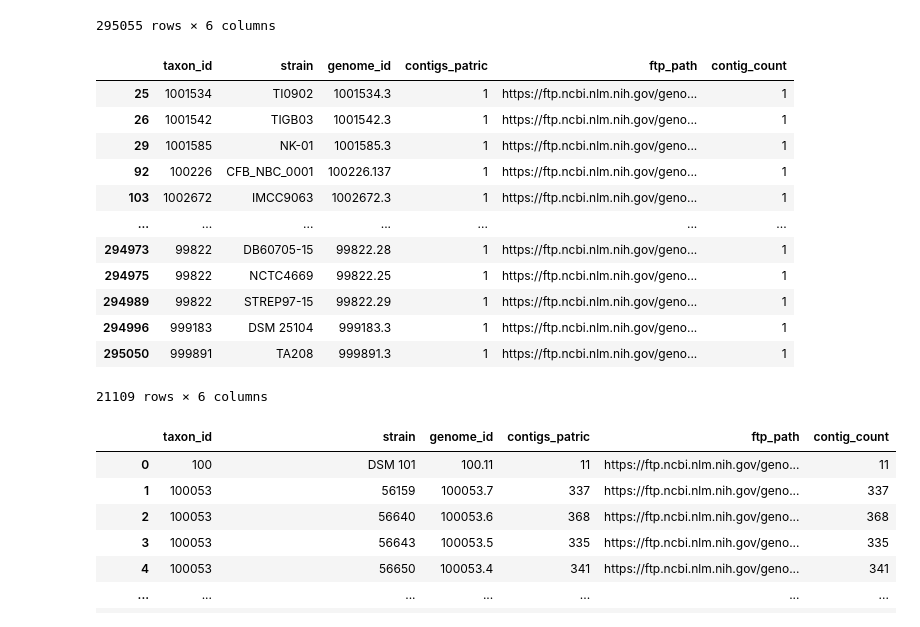
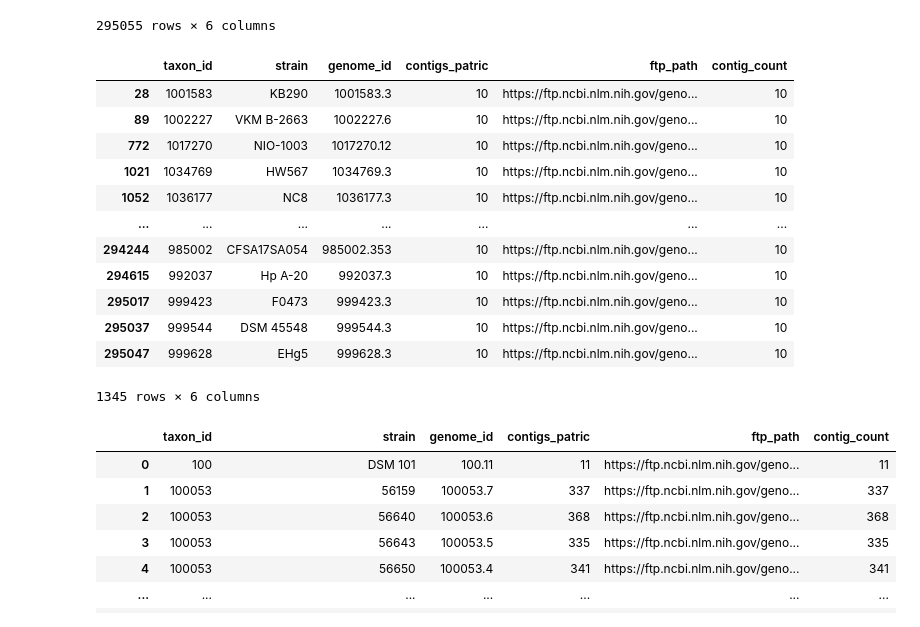
Before and after one commit to Sorcery229/Metagenomics-project, a Jupyter notebook: match_databases.ipynb, the cells around one changed output. Cells and saved outputs as stored; diff of their text form; code cells hidden in the pictures.

```diff
--- a/match_databases.ipynb
+++ b/match_databases.ipynb
@@ -500,27 +387,27 @@ common_taxon_strain
 295055 rows × 6 columns
 # %%
 # First DataFrame where contigs_patric = "1" and contig_count = "1"
-df_contigs_one = common_taxon_strain[(common_taxon_strain['contigs_patric'] == "1") &
-                                     (common_taxon_strain['contig_count'] == "1")]
+df_contigs_one = common_taxon_strain[(common_taxon_strain['contigs_patric'] == "10") &
+                                     (common_taxon_strain['contig_count'] == "10")]
 
 # Second DataFrame containing the remaining rows
-df_remaining = common_taxon_strain[~((common_taxon_strain['contigs_patric'] == "1") &
-                                     (common_taxon_strain['contig_count'] == "1"))]
+df_remaining = common_taxon_strain[~((common_taxon_strain['contigs_patric'] == "10") &
+                                     (common_taxon_strain['contig_count'] == "10"))]
 
 # df_contigs_one contains rows where contigs_patric = "1" and contig_count = "1"
 # df_remaining contains the remaining rows
 df_contigs_one
 # %% [output]
 |  | taxon_id | strain | genome_id | contigs_patric | ftp_path | contig_count |
-| 25 | 1001534 | TI0902 | 1001534.3 | 1 | https://ftp.ncbi.nlm.nih.gov/geno... | 1 |
-| 26 | 1001542 | TIGB03 | 1001542.3 | 1 | https://ftp.ncbi.nlm.nih.gov/geno... | 1 |
-| 29 | 1001585 | NK-01 | 1001585.3 | 1 | https://ftp.ncbi.nlm.nih.gov/geno... | 1 |
-| 92 | 100226 | CFB_NBC_0001 | 100226.137 | 1 | https://ftp.ncbi.nlm.nih.gov/geno... | 1 |
-| 103 | 1002672 | IMCC9063 | 1002672.3 | 1 | https://ftp.ncbi.nlm.nih.gov/geno... | 1 |
+| 28 | 1001583 | KB290 | 1001583.3 | 10 | https://ftp.ncbi.nlm.nih.gov/geno... | 10 |
+| 89 | 1002227 | VKM B-2663 | 1002227.6 | 10 | https://ftp.ncbi.nlm.nih.gov/geno... | 10 |
+| 772 | 1017270 | NIO-1003 | 1017270.12 | 10 | https://ftp.ncbi.nlm.nih.gov/geno... | 10 |
+| 1021 | 1034769 | HW567 | 1034769.3 | 10 | https://ftp.ncbi.nlm.nih.gov/geno... | 10 |
+| 1052 | 1036177 | NC8 | 1036177.3 | 10 | https://ftp.ncbi.nlm.nih.gov/geno... | 10 |
 | ... | ... | ... | ... | ... | ... | ... |
-| 294973 | 99822 | DB60705-15 | 99822.28 | 1 | https://ftp.ncbi.nlm.nih.gov/geno... | 1 |
-| 294975 | 99822 | NCTC4669 | 99822.25 | 1 | https://ftp.ncbi.nlm.nih.gov/geno... | 1 |
-| 294989 | 99822 | STREP97-15 | 99822.29 | 1 | https://ftp.ncbi.nlm.nih.gov/geno... | 1 |
-| 294996 | 999183 | DSM 25104 | 999183.3 | 1 | https://ftp.ncbi.nlm.nih.gov/geno... | 1 |
-| 295050 | 999891 | TA208 | 999891.3 | 1 | https://ftp.ncbi.nlm.nih.gov/geno... | 1 |
+| 294244 | 985002 | CFSA17SA054 | 985002.353 | 10 | https://ftp.ncbi.nlm.nih.gov/geno... | 10 |
+| 294615 | 992037 | Hp A-20 | 992037.3 | 10 | https://ftp.ncbi.nlm.nih.gov/geno... | 10 |
+| 295017 | 999423 | F0473 | 999423.3 | 10 | https://ftp.ncbi.nlm.nih.gov/geno... | 10 |
+| 295037 | 999544 | DSM 45548 | 999544.3 | 10 | https://ftp.ncbi.nlm.nih.gov/geno... | 10 |
+| 295047 | 999628 | EHg5 | 999628.3 | 10 | https://ftp.ncbi.nlm.nih.gov/geno... | 10 |
-21109 rows × 6 columns
+1345 rows × 6 columns
```
Also changed, not shown: parts of 26 cells of this notebook, 2 other files.
